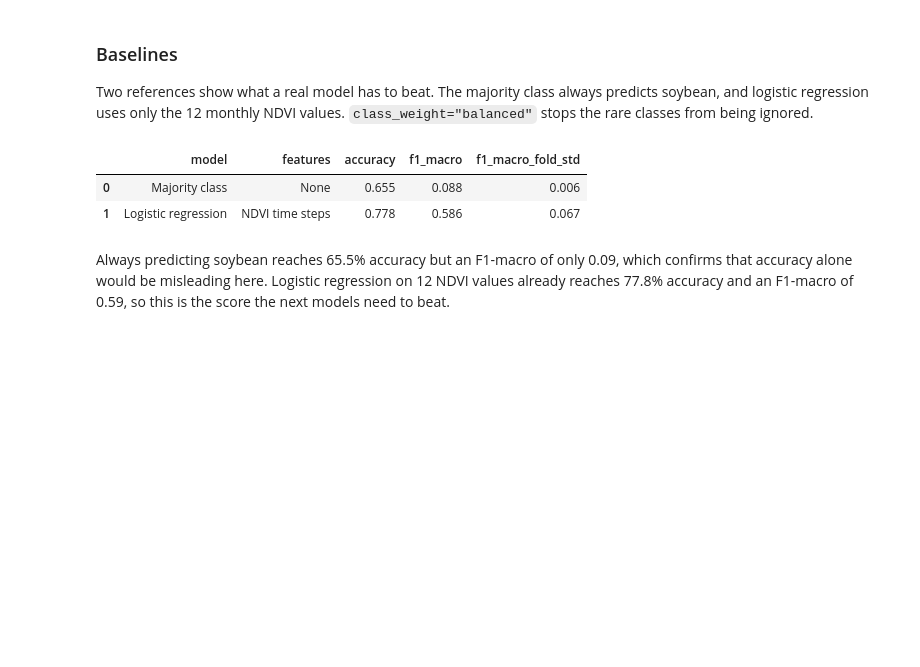
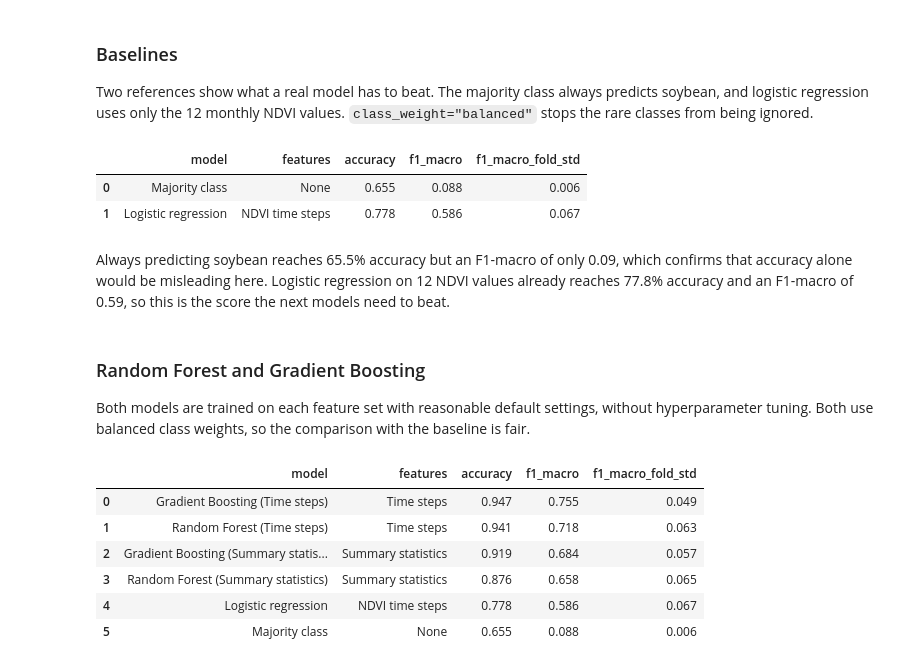
Before and after one commit to lucasmd30/crop-classification-sentinel2, a Jupyter notebook: crop_classification.ipynb, the cells around one changed output. Cells and saved outputs as stored; diff of their text form; code cells hidden in the pictures; blank space fills up the shorter version.

Commit message:
Compare Random Forest and Gradient Boosting against the baseline

```diff
--- a/crop_classification.ipynb
+++ b/crop_classification.ipynb
@@ -554,3 +554,38 @@ pd.DataFrame(results).round(3)
 | 1 | Logistic regression | NDVI time steps | 0.778 | 0.586 | 0.067 |
 # %% [markdown]
 Always predicting soybean reaches 65.5% accuracy but an F1-macro of only 0.09, which confirms that accuracy alone would be misleading here. Logistic regression on 12 NDVI values already reaches 77.8% accuracy and an F1-macro of 0.59, so this is the score the next models need to beat.
+# %% [markdown]
+### Random Forest and Gradient Boosting
+
+Both models are trained on each feature set with reasonable default settings, without hyperparameter tuning. Both use balanced class weights, so the comparison with the baseline is fair.
+# %%
+from sklearn.ensemble import HistGradientBoostingClassifier, RandomForestClassifier
+
+
+def random_forest():
+    return RandomForestClassifier(
+        n_estimators=500, class_weight="balanced", n_jobs=-1, random_state=RANDOM_STATE
+    )
+
+
+def gradient_boosting():
+    return HistGradientBoostingClassifier(
+        max_iter=200, learning_rate=0.05, class_weight="balanced", random_state=RANDOM_STATE
+    )
+
+
+feature_sets = {"Time steps": X_time_steps, "Summary statistics": X_summary}
+for features_used, X in feature_sets.items():
+    evaluate(f"Random Forest ({features_used})", features_used, random_forest(), X)
+    evaluate(f"Gradient Boosting ({features_used})", features_used, gradient_boosting(), X)
+
+comparison = pd.DataFrame(results).sort_values("f1_macro", ascending=False).reset_index(drop=True)
+comparison.round(3)
+# %% [output]
+|  | model | features | accuracy | f1_macro | f1_macro_fold_std |
+| 0 | Gradient Boosting (Time steps) | Time steps | 0.947 | 0.755 | 0.049 |
+| 1 | Random Forest (Time steps) | Time steps | 0.941 | 0.718 | 0.063 |
+| 2 | Gradient Boosting (Summary statis... | Summary statistics | 0.919 | 0.684 | 0.057 |
+| 3 | Random Forest (Summary statistics) | Summary statistics | 0.876 | 0.658 | 0.065 |
+| 4 | Logistic regression | NDVI time steps | 0.778 | 0.586 | 0.067 |
+| 5 | Majority class | None | 0.655 | 0.088 | 0.006 |
```
Also changed, not shown: parts of 4 cells of this notebook.
